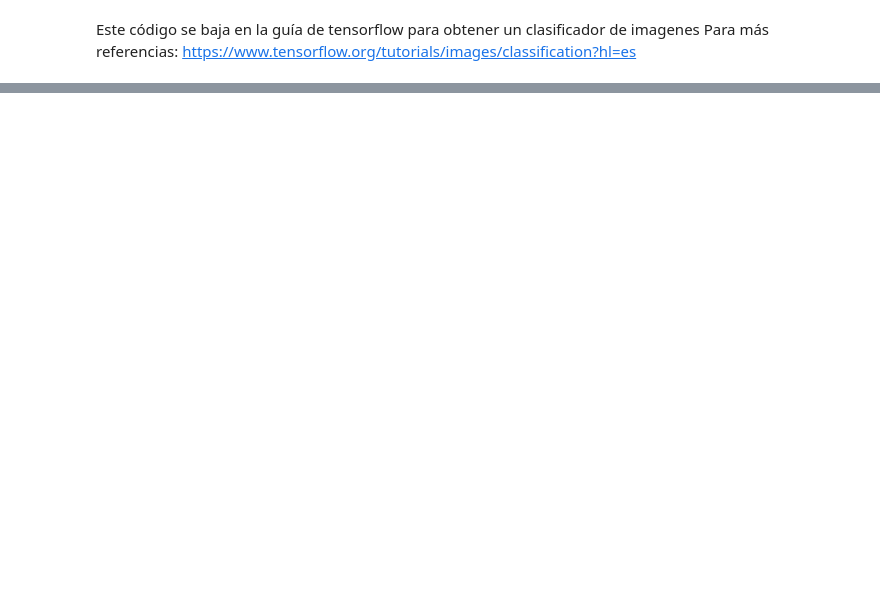
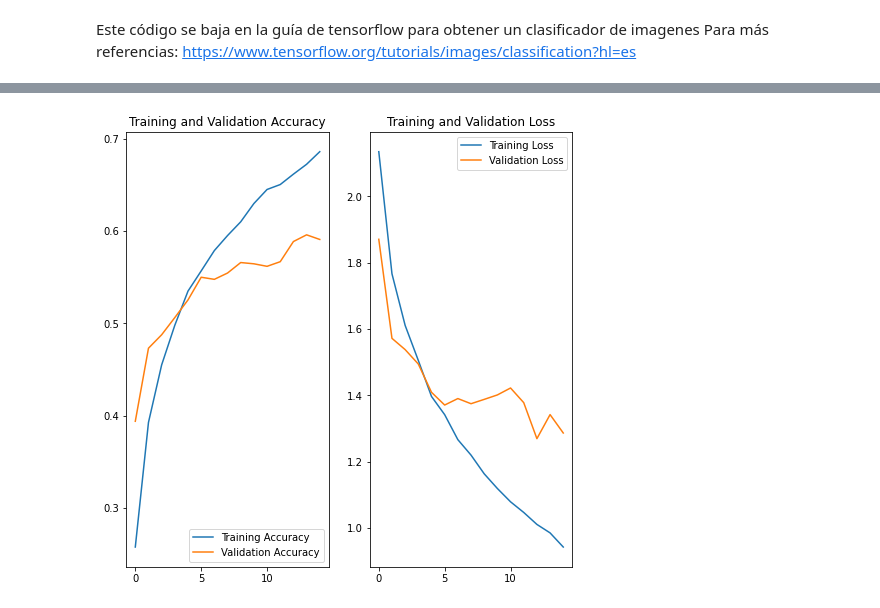
Before and after one commit to AleLopezVidal/Animal-Detection, a Jupyter notebook: crear_modelo.ipynb, the cells around one changed output, grey strips where cells are left out. Drawn from its saved outputs; the diff is of its cells as text; code cells hidden in the pictures; blank space fills up the shorter version.

Commit message:
Se creó el modelo de tensorflow lite para la detección de animales.

```diff
--- a/crear_modelo.ipynb
+++ b/crear_modelo.ipynb
@@ -223,0 +205,13 @@ plt.show()
+# %%
+#Para poder generalizar más el modelo
+
+data_augmentation = keras.Sequential(
+  [
+    layers.RandomFlip("horizontal",
+                      input_shape=(img_height,
+                                  img_width,
+                                  3)),
+    layers.RandomRotation(0.1),
+    layers.RandomZoom(0.1),
+  ]
+)
@@ -223,0 +269,7 @@ plt.show()
+# %%
+epochs2 = 15
+history2 = model2.fit(
+  train_ds,
+  validation_data=val_ds,
+  epochs=epochs2
+)
@@ -223,0 +294,24 @@ plt.show()
+# %%
+acc2 = history2.history['accuracy']
+val_acc2 = history2.history['val_accuracy']
+
+loss2 = history2.history['loss']
+val_loss2 = history2.history['val_loss']
+
+epochs_range2 = range(epochs2)
+
+plt.figure(figsize=(8, 8))
+plt.subplot(1, 2, 1)
+plt.plot(epochs_range2, acc2, label='Training Accuracy')
+plt.plot(epochs_range2, val_acc2, label='Validation Accuracy')
+plt.legend(loc='lower right')
+plt.title('Training and Validation Accuracy')
+
+plt.subplot(1, 2, 2)
+plt.plot(epochs_range2, loss2, label='Training Loss')
+plt.plot(epochs_range2, val_loss2, label='Validation Loss')
+plt.legend(loc='upper right')
+plt.title('Training and Validation Loss')
+plt.show()
+# %% [output]
+[figure, added]
```
Also changed, not shown: parts of 15 cells of this notebook, 1 other file.
